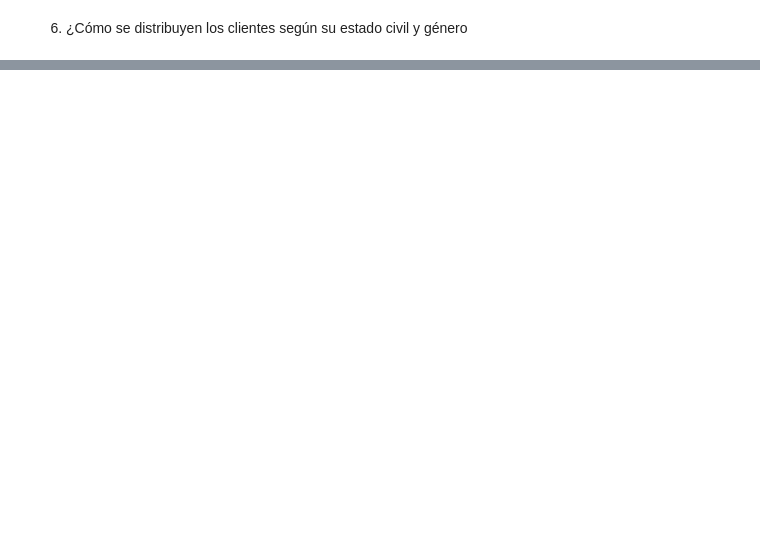
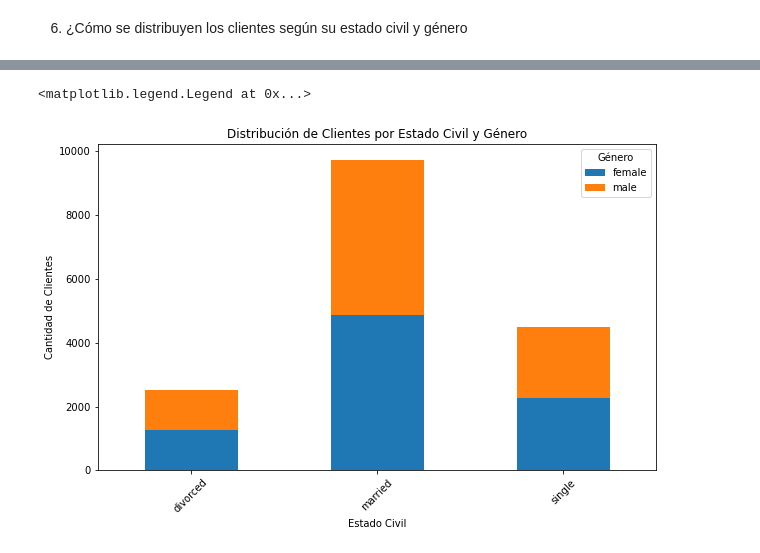
Before and after one commit to Adalab/bda-modulo-3-evaluacion-final-mirnaospinobarrios, a Jupyter notebook: bda-modulo-3.ipynb, the cells around one changed output, grey strips where cells are left out. Cells and saved outputs as stored; diff of their text form; code cells hidden in the pictures; blank space fills up the shorter version.

```diff
--- a/bda-modulo-3.ipynb
+++ b/bda-modulo-3.ipynb
@@ -892,0 +809,6 @@ plt.title('Distribución natalidad');
+# %%
+# Crear una tabla de contingencia
+tabla_contingencia = pd.crosstab(df_max['marital_status'], df_max['gender'])
+
+# Mostrar la tabla de contingencia
+tabla_contingencia
@@ -892,0 +821,15 @@ plt.title('Distribución natalidad');
+# %%
+# Crear un gráfico de barras apiladas
+tabla_contingencia.plot(kind='bar', stacked=True, figsize=(10, 6))
+
+# Configurar el título y etiquetas de los ejes
+plt.title('Distribución de Clientes por Estado Civil y Género')
+plt.xlabel('Estado Civil')
+plt.ylabel('Cantidad de Clientes')
+plt.xticks(rotation=45)  # Rotar etiquetas del eje x para mayor legibilidad
+
+# Mostrar el gráfico
+plt.legend(title='Género')
+# %% [output]
+<matplotlib.legend.Legend at 0x...>
+[figure, added]
```
Also changed, not shown: parts of 55 cells of this notebook.
